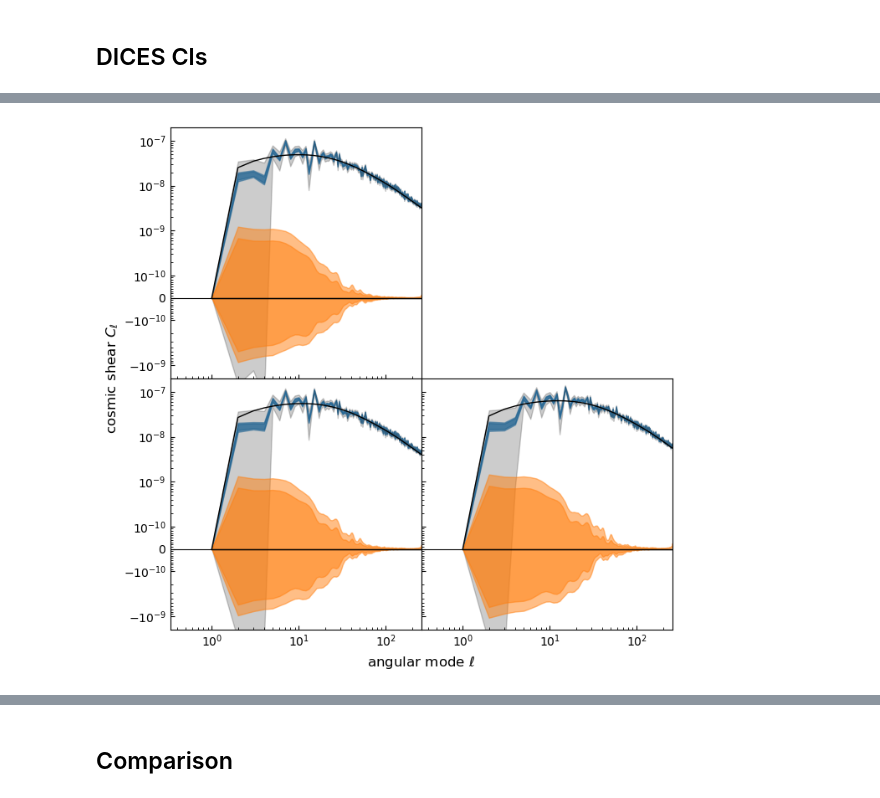
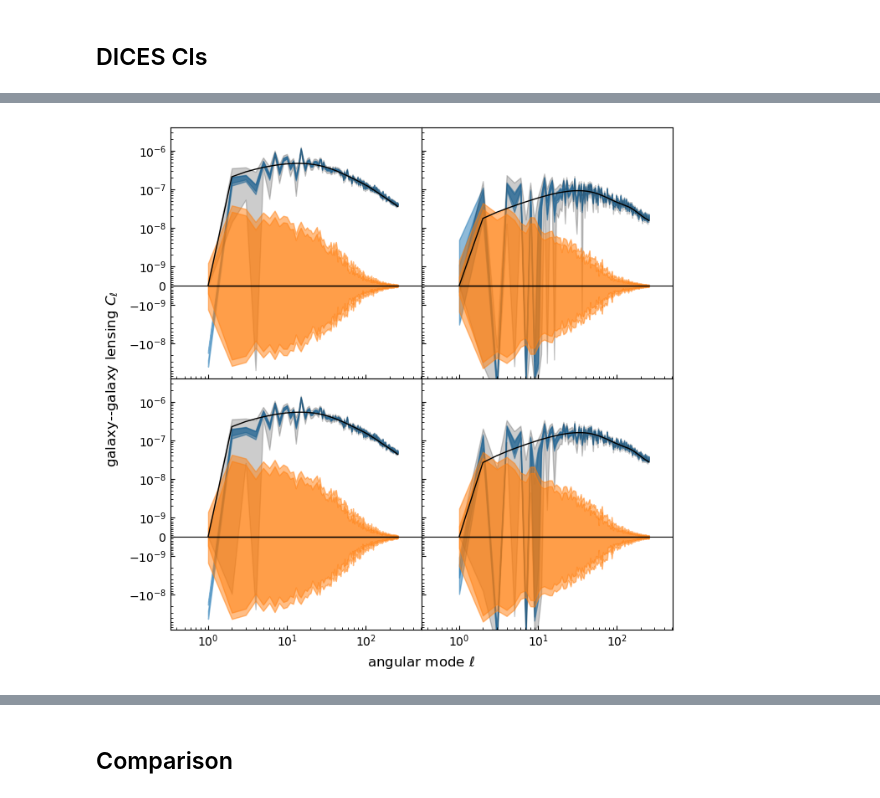
Before and after one commit to JaimeRZP/GLASS_challenge, a Jupyter notebook: process_sim_lab.ipynb, the cells around one changed output, grey strips where cells are left out. Drawn from its saved outputs; the diff is of its cells as text; code cells hidden in the pictures.

```diff
--- a/process_sim_lab.ipynb
+++ b/process_sim_lab.ipynb
@@ -240,12 +240,14 @@ for i in range(1, nbins):
         ax[j - 1, i - 1].fill_between(
             ls[1:], cl2m-cl2s, cl2m+cl2s, color="C0", alpha=0.5
         )
-
+        ax[j - 1, i - 1].plot(
+            ls[1:], _cl, color="k", alpha=0.2
+        )
         ax[j - 1, i - 1].fill_between(
             ls[1:], _cl-err, _cl+err, color="k", alpha=0.2
         )
         ax[j - 1, i - 1].plot(
-            ls[1:], _vcl, c="k", lw=1.0, zorder=4.0
+            ls[1:], _vcl, "r--", lw=1.0, zorder=4.0
         )
         ax[j - 1, i - 1].axhline(0.0, c="k", lw=0.8, zorder=-1)
         ax[j - 1, i - 1].tick_params(axis="both", which="both", direction="in")
@@ -254,7 +256,7 @@ ax[0, 0].set_xscale("log")
 if binned:
     ax[0, 0].set_xlim(10, lmax * 2)
 else:
-    ax[0, 0].set_xlim(1 / 3, lmax)
+    ax[0, 0].set_xlim(1 / 3, lmax * 2)
 ax[0, 0].xaxis.get_major_locator().set_params(numticks=99)
 ax[0, 0].xaxis.get_minor_locator().set_params(
     numticks=99, subs=np.arange(0.1, 1.0, 0.1)
@@ -276,15 +357,13 @@ plt.show()
 fig, ax = plt.subplots(nbins - 1, nbins - 1, figsize=(6, 6), sharex=True, sharey=True)
 
 for i in range(1, nbins):
-    for j in range(1, i):
-        ax[j - 1, i - 1].axis("off")
-    for j in range(i, nbins):
-        key = ("G_E", "G_E", i, j)
-        _vcl = _theory_cls[key][1:]
-        _cl = cls0[key][1:]
-        cl1m = cls1_m[key][1:]
+    for j in range(1, nbins):
+        key = ("POS", "G_E", i, j)
+        _vcl = -_theory_cls[key][1:]
+        _cl = -cls0[key][1:]
+        cl1m = -cls1_m[key][1:]
         cl1s = cls1_s[key][1:]
-        cl2m = cls2_m[key][1:]
+        cl2m = -cls2_m[key][1:]
         cl2s = cls2_s[key][1:]
         err = np.sqrt(np.diag(ensemble_cov[key]))[1:]
         ax[j - 1, i - 1].fill_between(
@@ -300,7 +379,7 @@ for i in range(1, nbins):
             ls[1:], _vcl, c="k", lw=1.0, zorder=4.0
         )
 
-        key = ("G_B", "G_B", i, j)
+        key = ("POS", "G_B", i, j)
         _vcl = _theory_cls[key][1:]
         _cl = cls0[key][1:]
         cl1m = cls1_m[key][1:]
@@ -313,35 +392,35 @@ for i in range(1, nbins):
         )
         ax[j - 1, i - 1].fill_between(
             ls[1:], cl2m-cl2s, cl2m+cl2s, color="C1", alpha=0.5
         )
         ax[j - 1, i - 1].fill_between(
             ls[1:], _cl-err, _cl+err, color="k", alpha=0.2
         )
         ax[j - 1, i - 1].plot(
             ls[1:], _vcl, c="k", lw=1.0, zorder=4.0
         )
         ax[j - 1, i - 1].axhline(0.0, c="k", lw=0.8, zorder=-1)
         ax[j - 1, i - 1].tick_params(axis="both", which="both", direction="in")
 
 ax[0, 0].set_xscale("log")
 if binned:
     ax[0, 0].set_xlim(10, lmax * 2)
 else:
-    ax[0, 0].set_xlim(1 / 3, lmax)
+    ax[0, 0].set_xlim(1 / 3, lmax * 2)
 ax[0, 0].xaxis.get_major_locator().set_params(numticks=99)
 ax[0, 0].xaxis.get_minor_locator().set_params(
     numticks=99, subs=np.arange(0.1, 1.0, 0.1)
 )
 ax[0, 0].set_yscale(
-    "symlog", linthresh=1e-10, linscale=0.45, subs=np.arange(0.1, 1.0, 0.1)
+    "symlog", linthresh=1e-9, linscale=0.45, subs=np.arange(0.1, 1.0, 0.1)
 )
-ax[0, 0].set_ylim(-2e-9, 2e-7)
+ax[0, 0].set_ylim(-8e-8, 4e-6)
 
 fig.subplots_adjust(left=0.0, bottom=0.0, right=1.0, top=1.0, wspace=0.0, hspace=0.0)
 
 fig.supxlabel("angular mode $\\ell$", y=-0.05, va="top")
-fig.supylabel("cosmic shear $C_\\ell$", x=-0.1, ha="right")
+fig.supylabel("galaxy--galaxy lensing $C_\\ell$", x=-0.1, ha="right")
 
 plt.show()
 # %% [output]
-[figure, old version]
+[figure, new version]
```
Also changed, not shown: parts of 6 cells of this notebook, 6 other files.
